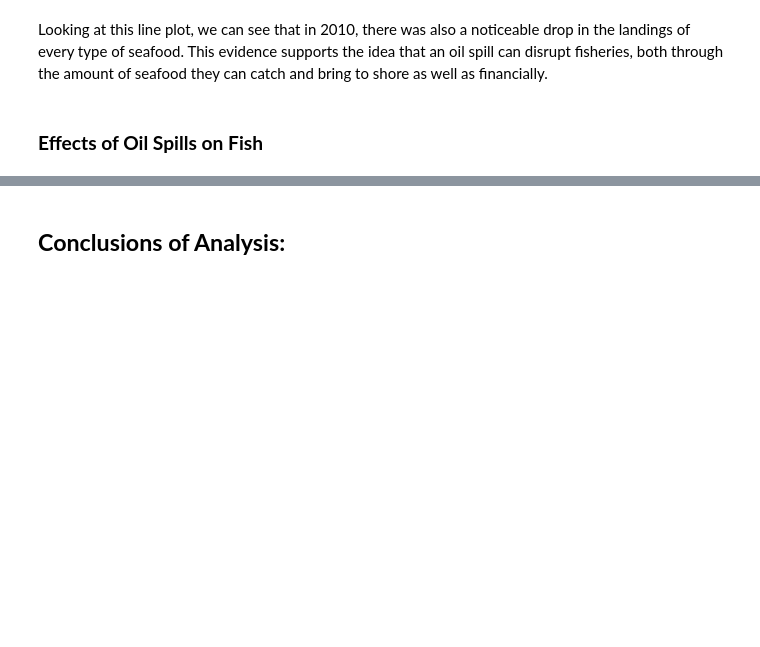
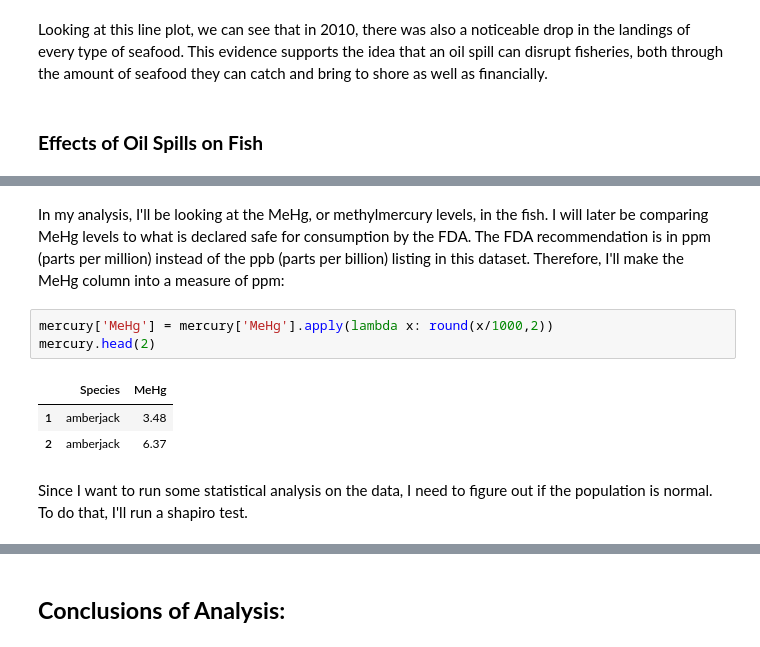
Before and after one commit to gbugieda/final-367-datascience, a Jupyter notebook: final-ocean-oil-spills.ipynb, the cells around one changed output, grey strips where cells are left out. Drawn from its saved outputs; the diff is of its cells as text; blank space fills up the shorter version.

```diff
--- a/final-ocean-oil-spills.ipynb
+++ b/final-ocean-oil-spills.ipynb
@@ -293,0 +331,11 @@ Looking at this line plot, we can see that in 2010, there was also a noticeable
+# %% [markdown]
+In my analysis, I'll be looking at the MeHg, or methylmercury levels, in the fish.  I will later be comparing MeHg levels to what is declared safe for consumption by the FDA.  The FDA recommendation is in ppm (parts per million) instead of the ppb (parts per billion) listing in this dataset.  Therefore, I'll make the MeHg column into a measure of ppm:
+# %%
+mercury['MeHg'] = mercury['MeHg'].apply(lambda x: round(x/1000,2))
+mercury.head(2)
+# %% [output]
+|  | Species | MeHg |
+| 1 | amberjack | 3.48 |
+| 2 | amberjack | 6.37 |
+# %% [markdown]
+Since I want to run some statistical analysis on the data, I need to figure out if the population is normal.  To do that, I'll run a shapiro test.
```
Also changed, not shown: parts of 11 cells of this notebook.
